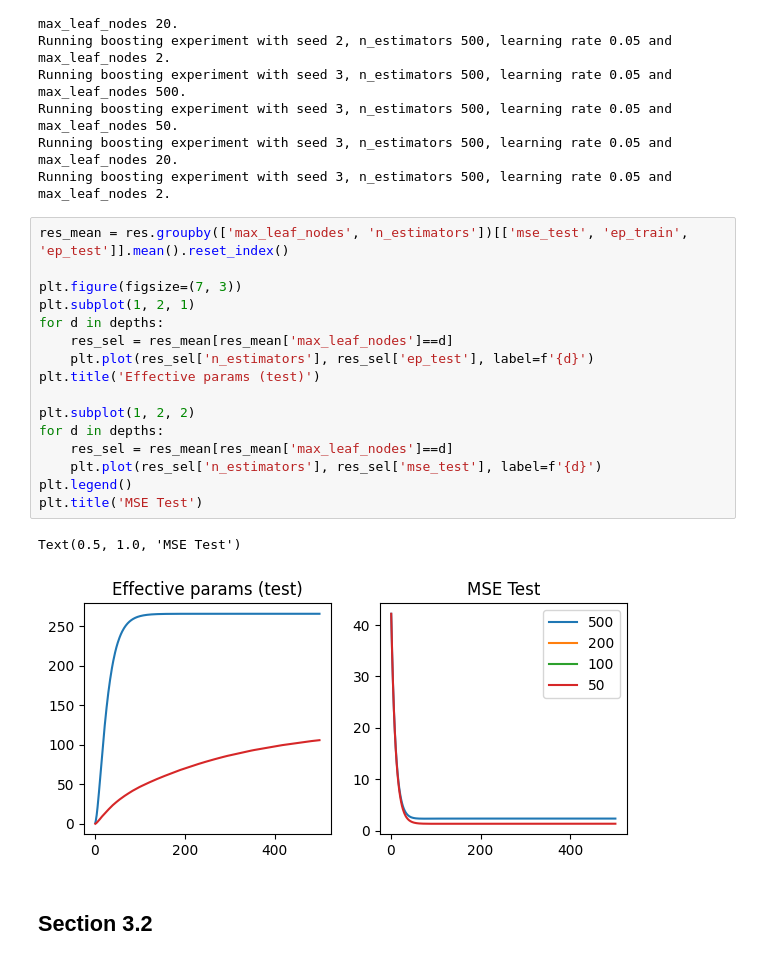
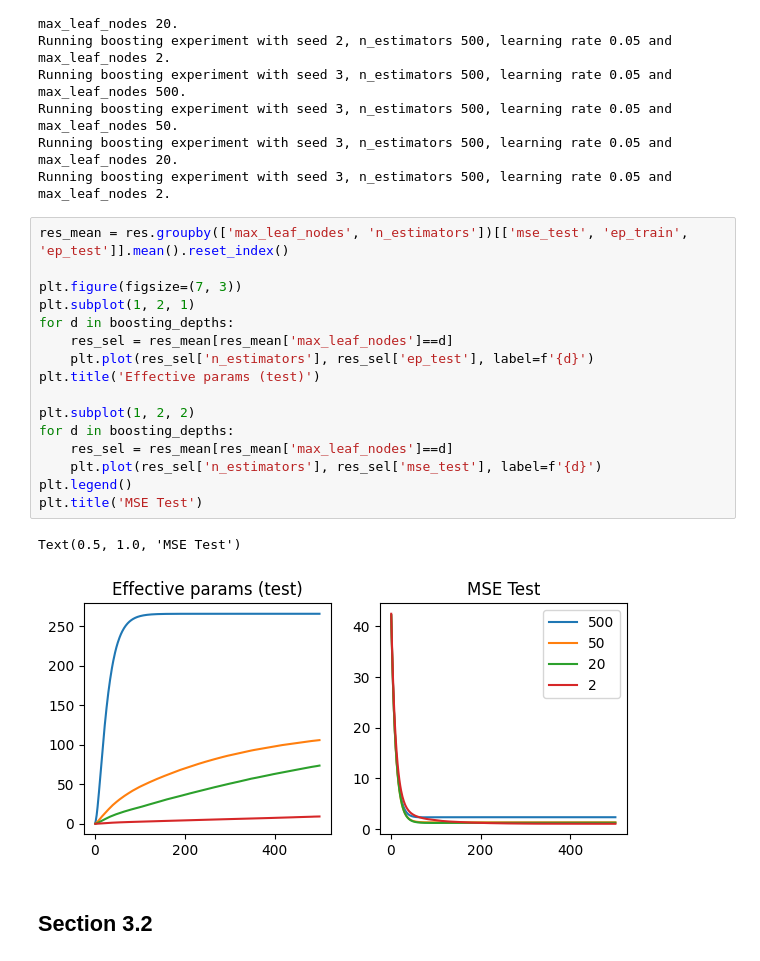
Before and after one commit to AliciaCurth/understanding-random-forests, a Jupyter notebook: replicate_experiments_sim.ipynb, the cells around one changed output. Drawn from its saved outputs; the diff is of its cells as text.

```diff
--- a/replicate_experiments_sim.ipynb
+++ b/replicate_experiments_sim.ipynb
@@ -118,22 +118,22 @@ Running boosting experiment with seed 3, n_estimators 500, learning rate 0.05 an
 # %%
 res_mean = res.groupby(['max_leaf_nodes', 'n_estimators'])[['mse_test', 'ep_train', 'ep_test']].mean().reset_index()
 
 plt.figure(figsize=(7, 3))
 plt.subplot(1, 2, 1)
-for d in depths:
+for d in boosting_depths:
     res_sel = res_mean[res_mean['max_leaf_nodes']==d]
     plt.plot(res_sel['n_estimators'], res_sel['ep_test'], label=f'{d}')
 plt.title('Effective params (test)')
 
 plt.subplot(1, 2, 2)
-for d in depths:
+for d in boosting_depths:
     res_sel = res_mean[res_mean['max_leaf_nodes']==d]
     plt.plot(res_sel['n_estimators'], res_sel['mse_test'], label=f'{d}')
 plt.legend()
 plt.title('MSE Test')
 # %% [output]
 Text(0.5, 1.0, 'MSE Test')
-[figure, old version]
+[figure, new version]
 # %% [markdown]
 ## Section 3.2
 # %%
```
Also changed, not shown: parts of 2 cells of this notebook.
